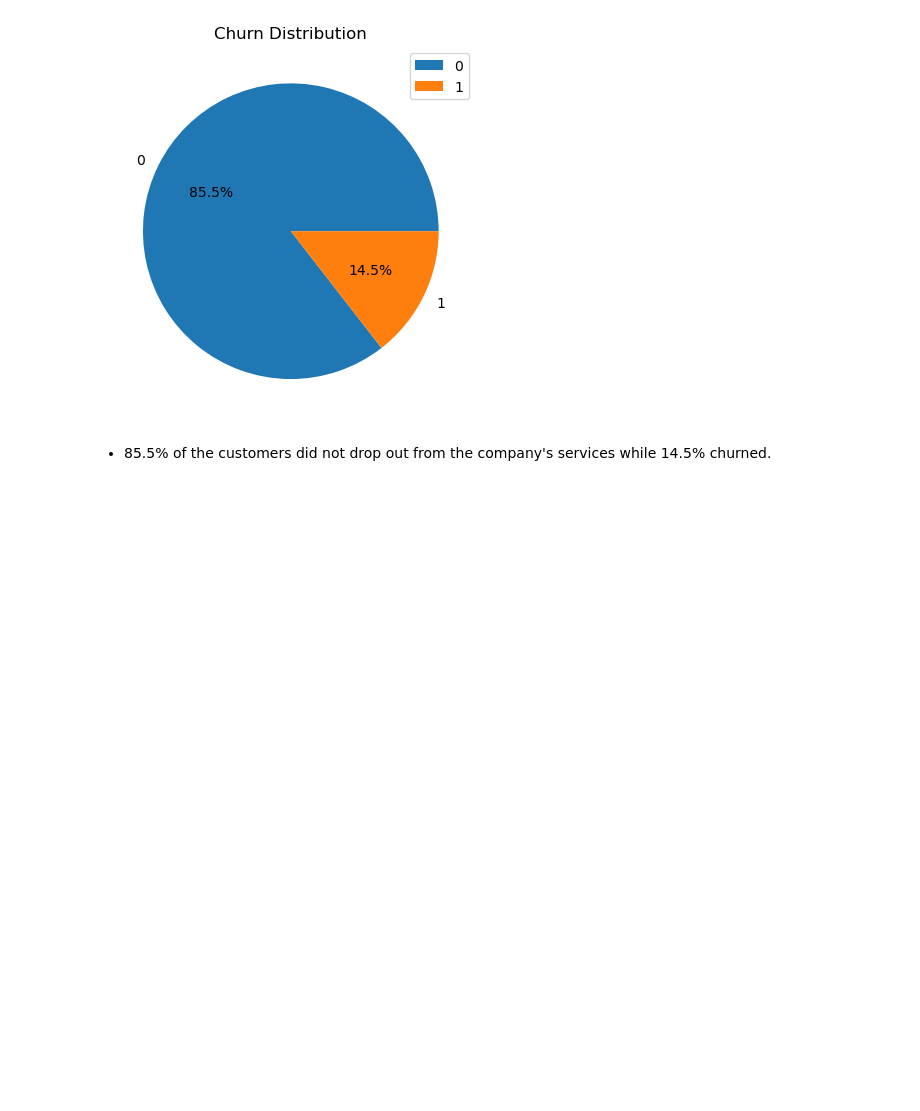
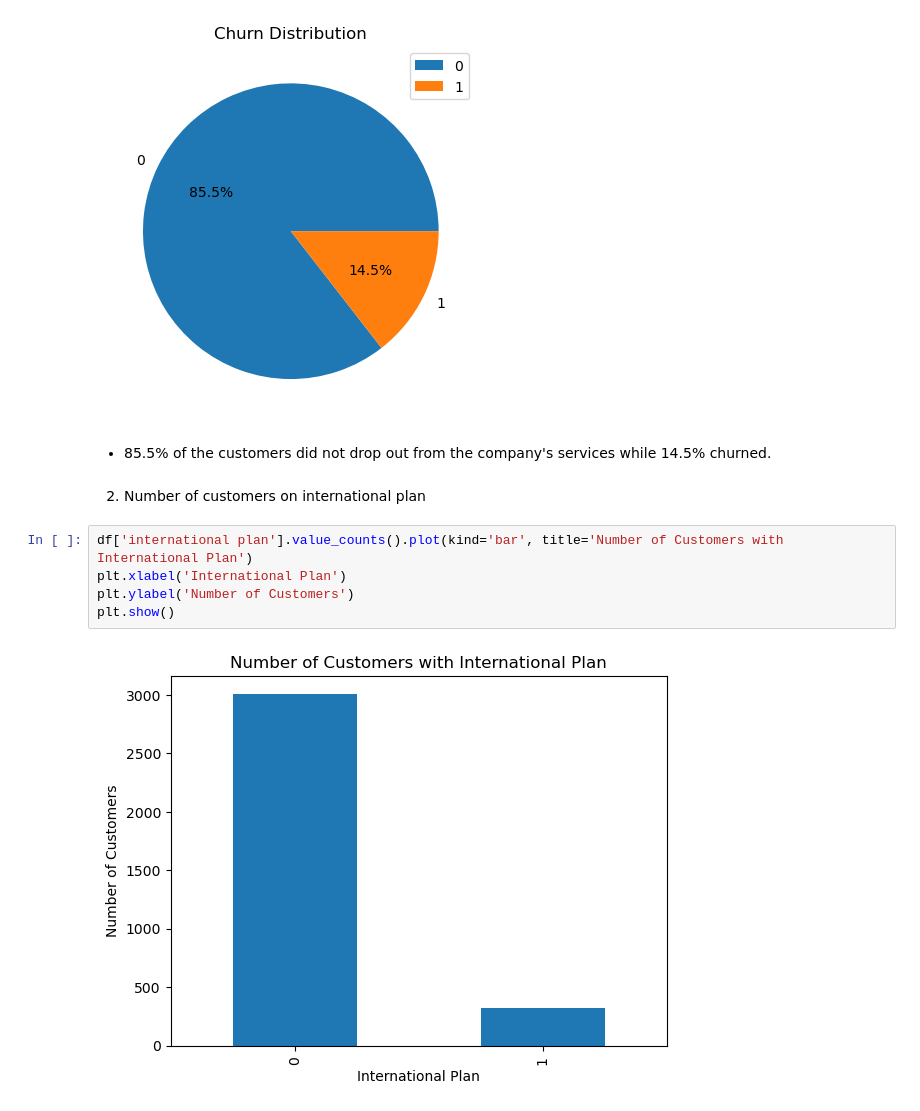
Before and after one commit to ECCHERUIYOT/ML_Modelling, a Jupyter notebook: .ipynb, the cells around one changed output. Cells and saved outputs as stored; diff of their text form; blank space fills up the shorter version.

```diff
--- a/.ipynb
+++ b/.ipynb
@@ -218,3 +230,12 @@ plt.show()
 [figure]
 # %% [markdown]
 * 85.5% of the customers did not drop out from the company's services while 14.5% churned.
+# %% [markdown]
+2. Number of customers on international plan
+# %%
+df['international plan'].value_counts().plot(kind='bar', title='Number of Customers with International Plan')
+plt.xlabel('International Plan')
+plt.ylabel('Number of Customers')
+plt.show()
+# %% [output]
+[figure, added]
```
Also changed, not shown: parts of 31 cells of this notebook, 1 other file.
